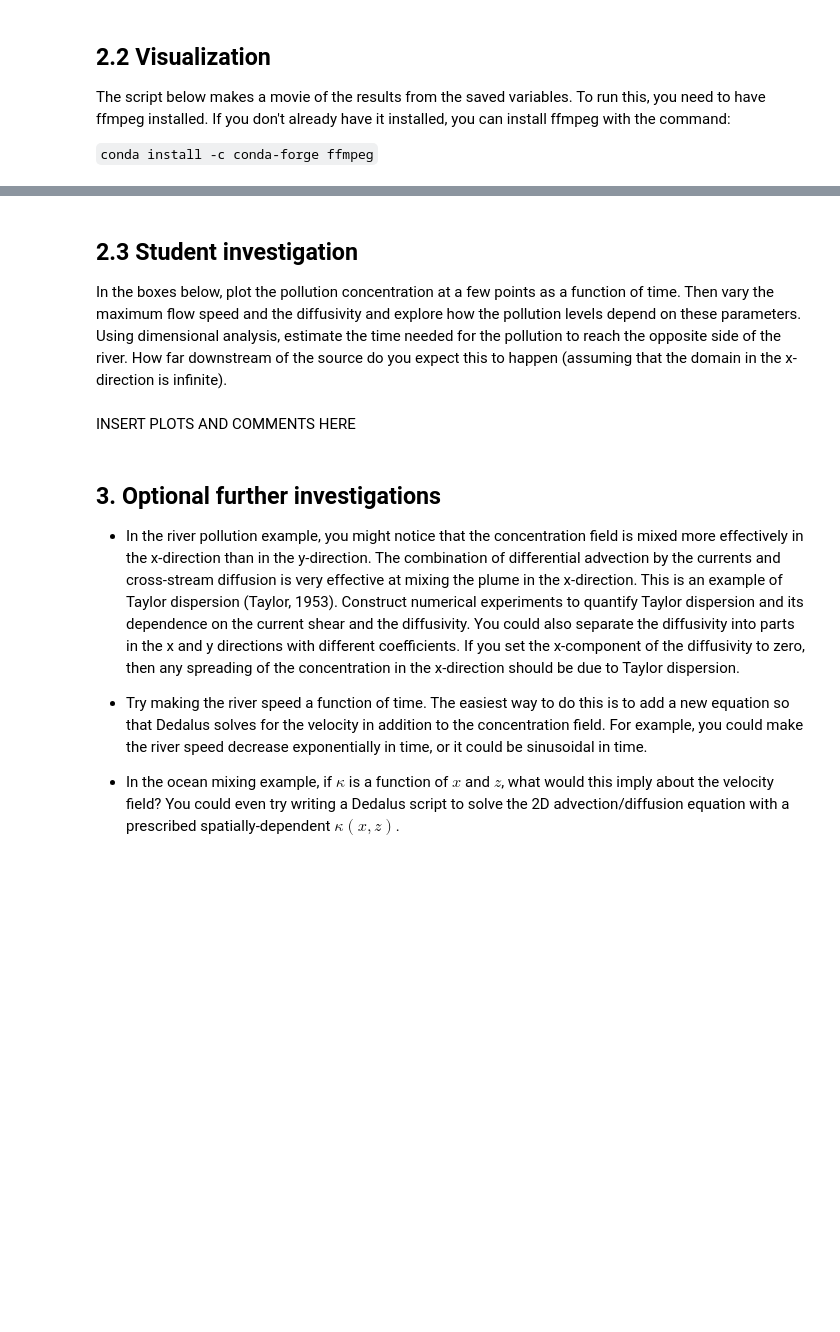
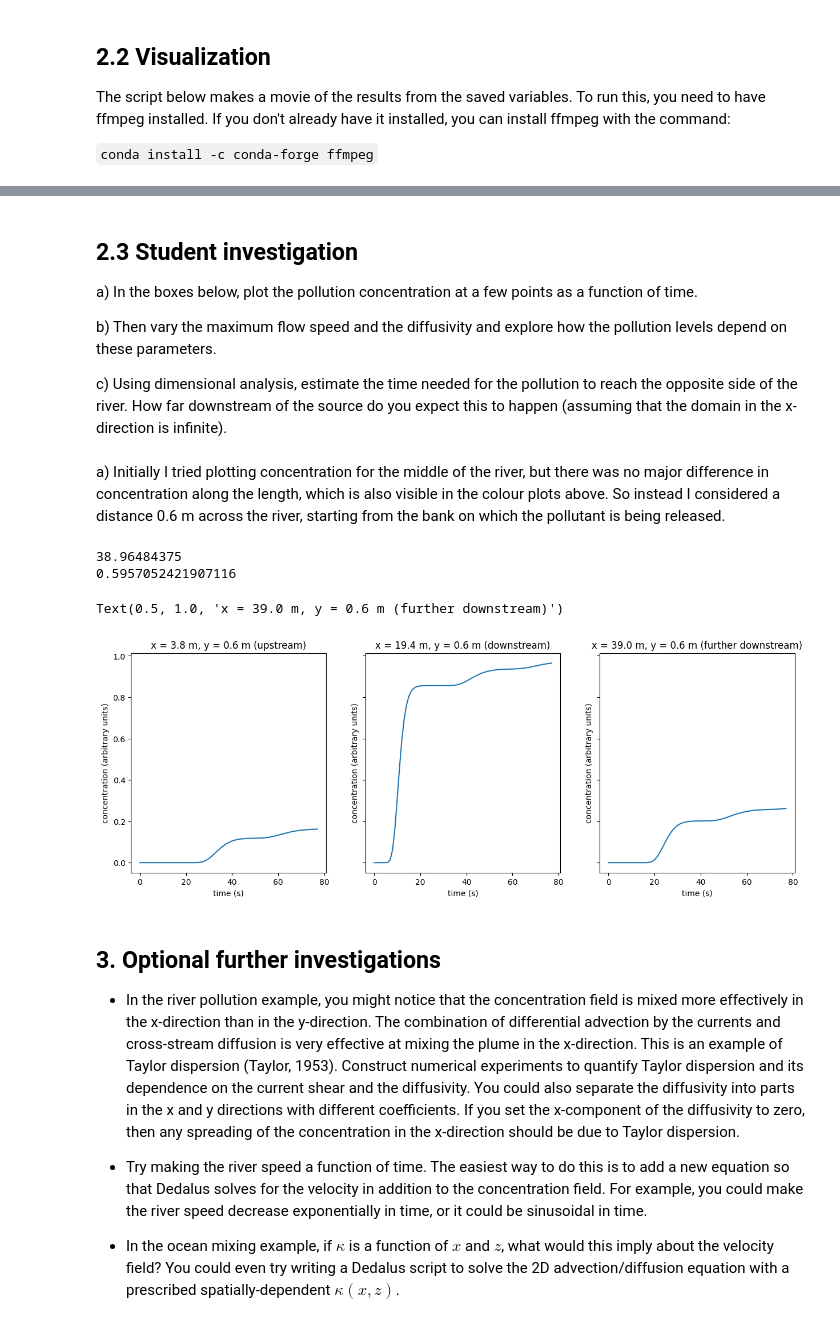
Before and after one commit to sjg230/QCES_LNM, a Jupyter notebook: Project2_transport.ipynb, the cells around one changed output, grey strips where cells are left out. Cells and saved outputs as stored; diff of their text form; code cells hidden in the pictures; blank space fills up the shorter version.

```diff
--- a/Project2_transport.ipynb
+++ b/Project2_transport.ipynb
@@ -383,7 +402,7 @@ import logging
 logger = logging.getLogger(__name__)
 
 # Set parameters
-U0 = 0.1 # maximum current speed in m/s
+U0 = 0.5 # maximum current speed in m/s (initially 0.1)
 w = 10 # width of the river in m
 L = 50 # length of the river section to simulate
 kappa = 1e-2 # diffusivity in m^2/s
@@ -499,9 +539,43 @@ HTML(anim.to_html5_video())
 # %% [markdown]
 ## 2.3 Student investigation
 <a id='section2pt3'></a>
-In the boxes below, plot the pollution concentration at a few points as a function of time. Then vary the maximum flow speed and the diffusivity and explore how the pollution levels depend on these parameters. Using dimensional analysis, estimate the time needed for the pollution to reach the opposite side of the river. How far downstream of the source do you expect this to happen (assuming that the domain in the x-direction is infinite).
+a) In the boxes below, plot the pollution concentration at a few points as a function of time.
+
+b) Then vary the maximum flow speed and the diffusivity and explore how the pollution levels depend on these parameters.
+
+c) Using dimensional analysis, estimate the time needed for the pollution to reach the opposite side of the river. How far downstream of the source do you expect this to happen (assuming that the domain in the x-direction is infinite).
-# %% [markdown]
-INSERT PLOTS AND COMMENTS HERE
+# %% [markdown]
+a) Initially I tried plotting concentration for the middle of the river, but there was no major difference in concentration along the length, which is also visible in the colour plots above. So instead I considered a distance 0.6 m across the river, starting from the bank on which the pollutant is being released.
+# %%
+c_save[:, 20, 20]
+print(X[5,200])
+print(Y[5,200])
+# %% [output]
+38.96484375
+0.5957052421907116
+# %%
+c_save.shape
+# 256 x points
+# 32 y points
+# so 78 timesteps
+
+fig, ax = plt.subplots(ncols=3, figsize=(15, 5), sharey=True)
+
+for i in range(0,3):
+  ax[i].set_xlabel('time (s)')
+  ax[i].set_ylabel('concentration (arbitrary units)')
+
+ax[0].plot(c_save[:, 20, 5].T)
+ax[0].set_title('x = 3.8 m, y = 0.6 m (upstream)')
+
+ax[1].plot(c_save[:, 100, 5].T)
+ax[1].set_title('x = 19.4 m, y = 0.6 m (downstream)')
+
+ax[2].plot(c_save[:, 200, 5].T)
+ax[2].set_title('x = 39.0 m, y = 0.6 m (further downstream)')
+# %% [output]
+Text(0.5, 1.0, 'x = 39.0 m, y = 0.6 m (further downstream)')
+[figure, added]
 # %% [markdown]
 ## 3. Optional further investigations
 
```
Also changed, not shown: parts of 8 cells of this notebook.
